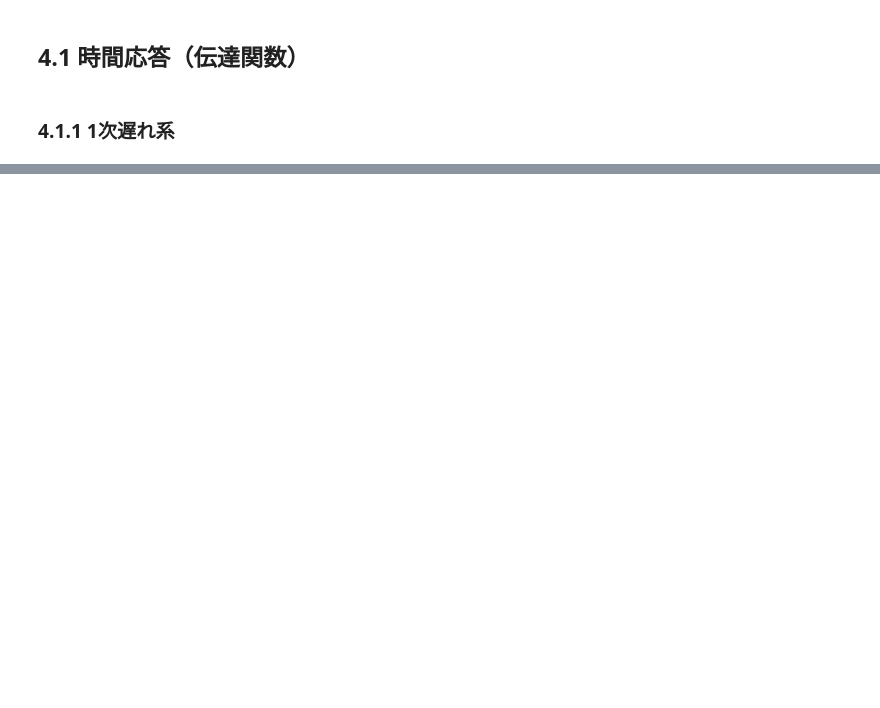
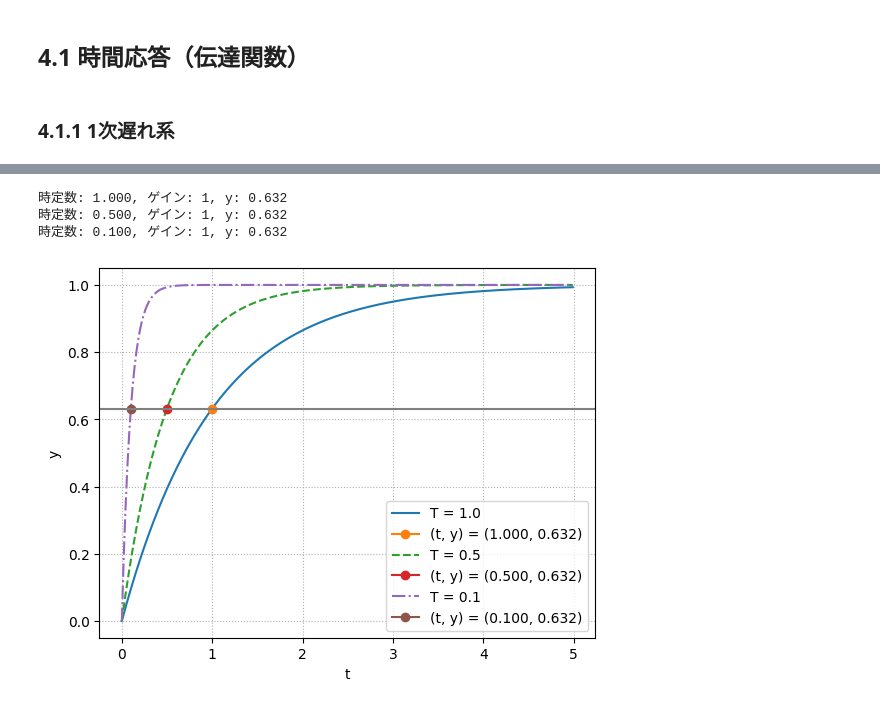
Before and after one commit to cattleya100519b/py_ctrl, a Jupyter notebook: src/ch4/01_time_resp_tf.ipynb, the cells around one changed output, grey strips where cells are left out. Cells and saved outputs as stored; diff of their text form; code cells hidden in the pictures; blank space fills up the shorter version.

```diff
--- a/src/ch4/01_time_resp_tf.ipynb
+++ b/src/ch4/01_time_resp_tf.ipynb
@@ -20,0 +53,24 @@ plot_set(ax, 't', 'y')
+# %%
+from common import linestyle_generator
+
+LS = linestyle_generator()
+fig, ax = plt.subplots()
+
+K = 1
+for T in [1.0, 0.5, 0.1]:
+    y, t = step(tf([0, K], [T, 1]), np.arange(0, 5, 0.01))
+    ax.plot(t, y, next(LS), label=f'T = {T}')
+    # 時定数の計算
+    diff = np.abs(y - K*(1 - np.exp(-1)))
+    idx = np.argmin(diff)
+    print(f'時定数: {t[idx]:.3f}, ゲイン: {K}, y: {y[idx]:.3f}')
+    ax.plot(t[idx], y[idx], marker='o', label='(t, y) = ({:.3f}, {:.3f})'.format(t[idx], y[idx]))
+
+plot_set(ax, 't', 'y', 'best')
+ax.axhline(y=1-1/np.e, color='gray')
+plt.show()
+# %% [output]
+時定数: 1.000, ゲイン: 1, y: 0.632
+時定数: 0.500, ゲイン: 1, y: 0.632
+時定数: 0.100, ゲイン: 1, y: 0.632
+[figure, added]
```
Also changed, not shown: parts of 3 cells of this notebook, 1 other file.
